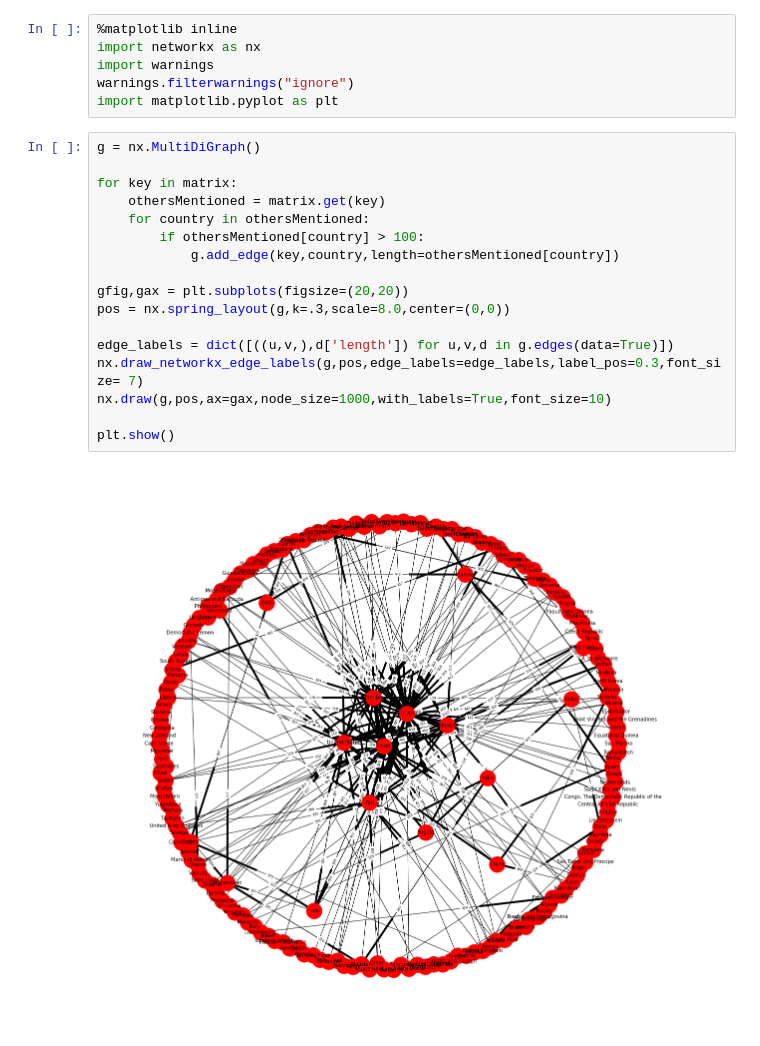
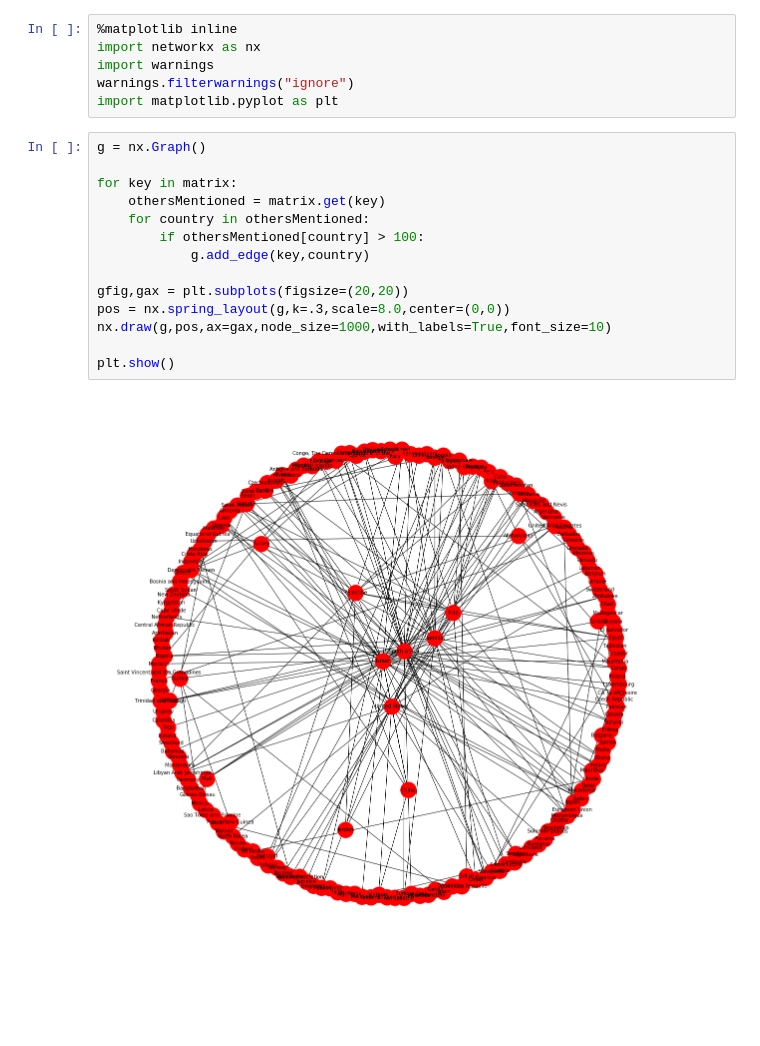
Before and after one commit to khummel01/DS320, a Jupyter notebook: matrix.ipynb, the cells around one changed output. Drawn from its saved outputs; the diff is of its cells as text; blank space fills up the shorter version.

Commit message:
updated graph

```diff
--- a/matrix.ipynb
+++ b/matrix.ipynb
@@ -36,21 +36,18 @@ import warnings
 warnings.filterwarnings("ignore")
 import matplotlib.pyplot as plt
 # %%
-g = nx.MultiDiGraph()
+g = nx.Graph()
 
 for key in matrix:
     othersMentioned = matrix.get(key)
     for country in othersMentioned:
         if othersMentioned[country] > 100:
-            g.add_edge(key,country,length=othersMentioned[country])
+            g.add_edge(key,country)
 
 gfig,gax = plt.subplots(figsize=(20,20))
 pos = nx.spring_layout(g,k=.3,scale=8.0,center=(0,0))
-
-edge_labels = dict([((u,v,),d['length']) for u,v,d in g.edges(data=True)])
-nx.draw_networkx_edge_labels(g,pos,edge_labels=edge_labels,label_pos=0.3,font_size= 7)
 nx.draw(g,pos,ax=gax,node_size=1000,with_labels=True,font_size=10)
 
 plt.show()
 # %% [output]
-[figure, old version]
+[figure, new version]
```
